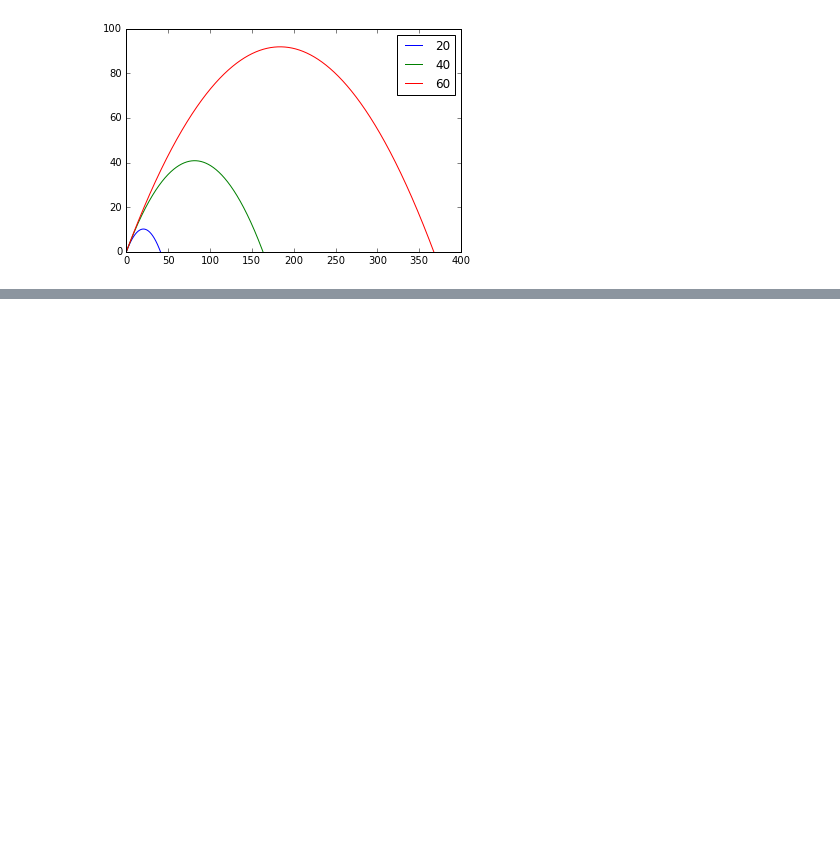
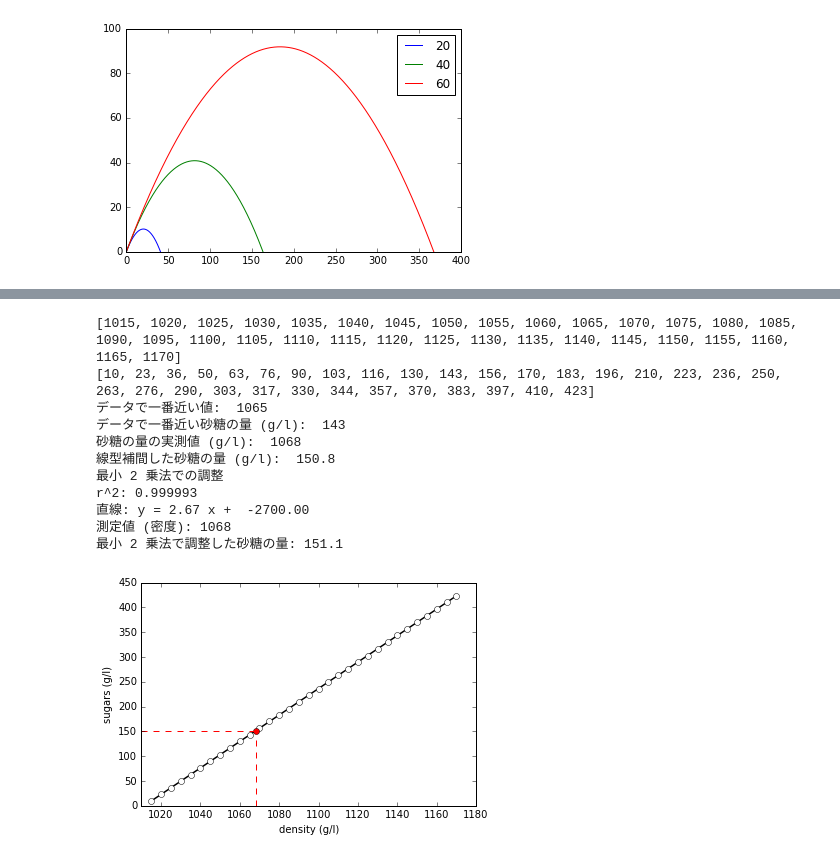
Before and after one commit to phasetr/mathcodes, a Jupyter notebook: jupiter/math_simple_graph.ipynb, the cells around one changed output, grey strips where cells are left out. Saved outputs shown, nothing was run; the diff lists cells and outputs as text; code cells hidden in the pictures; blank space fills up the shorter version.

Commit message:
Add graphs

```diff
--- a/jupiter/math_simple_graph.ipynb
+++ b/jupiter/math_simple_graph.ipynb
@@ -255,0 +259,78 @@ plt.show()
+# %%
+%matplotlib inline
+import csv
+import matplotlib.pyplot as plt
+from scipy import stats
+import numpy as np
+
+densities = []
+gl = []
+# with で読むと例外が出ても安全にファイルを閉じてくれる
+with open('densities.csv', 'r') as csvfile:
+    spamreader = csv.reader(csvfile, delimiter=',', quotechar='"')
+    i = 0
+    for r in spamreader:
+        if i > 0:
+            densities.append(int(r[0]))
+            gl.append(int(r[1]))
+        i += 1
+print(densities)
+print(gl)
+
+"""線型補間"""
+# 実測値
+measured_density = 1068
+# csv で何番目の値を取るかを決めるための添字
+j = 0
+# 実測値より小さい中で一番近い値を取得
+# csv のデータは小さい順にソートされていることが前提
+for i, datum in enumerate(densities):
+    if datum < measured_density:
+        # 値が小さいうちはデータ更新
+        dant = datum
+        j = i
+
+# 実測値より小さい中で一番近い値
+print('データで一番近い値: ', dant)
+glant = gl[j]
+print('データで一番近い砂糖の量 (g/l): ', glant)
+f = np.round(glant + ((measured_density - dant) * (gl[j + 1] - gl[j]) / 5.0), 1)
+print('砂糖の量の実測値 (g/l): ', measured_density)
+print('線型補間した砂糖の量 (g/l): ', "%.1f" % f)
+
+"""最小 2 乗法"""
+print('最小 2 乗法での調整')
+slope, intercept, r_value, p_value, std_err = stats.linregress(densities, gl)
+print('r^2: {:8.6f}'.format(r_value ** 2))
+print('直線: y = {:.2f} x +  {:.2f}'.format(slope, intercept))
+print('測定値 (密度): {}'.format(measured_density))
+f2 = np.round(slope * measured_density + intercept, 1)
+print ('最小 2 乗法で調整した砂糖の量: {:.1f}'.format(f2))
+
+# グラフの描画
+f0 = slope * densities[0] + intercept
+fn = slope * densities[-1] + intercept
+# 線型補間
+plt.plot([densities[0], densities[-1]], [f0, fn], 'k-', lw=1.5) # lw は linewidth
+plt.plot(densities, gl, 'wo')
+plt.xlim(1010, 1180)
+plt.plot(measured_density, f2, 'ro')
+# 実測値に赤線を引く
+plt.plot([measured_density, measured_density], [0, f2], 'r--', lw=1.0)
+plt.plot([1010, measured_density], [f2, f2], 'r--', lw=1.0)
+plt.xlabel('density (g/l)')
+plt.ylabel('sugars (g/l)')
+plt.show()
+# %% [output]
+[1015, 1020, 1025, 1030, 1035, 1040, 1045, 1050, 1055, 1060, 1065, 1070, 1075, 1080, 1085, 1090, 1095, 1100, 1105, 1110, 1115, 1120, 1125, 1130, 1135, 1140, 1145, 1150, 1155, 1160, 1165, 1170]
+[10, 23, 36, 50, 63, 76, 90, 103, 116, 130, 143, 156, 170, 183, 196, 210, 223, 236, 250, 263, 276, 290, 303, 317, 330, 344, 357, 370, 383, 397, 410, 423]
+データで一番近い値:  1065
+データで一番近い砂糖の量 (g/l):  143
+砂糖の量の実測値 (g/l):  1068
+線型補間した砂糖の量 (g/l):  150.8
+最小 2 乗法での調整
+r^2: 0.999993
+直線: y = 2.67 x +  -2700.00
+測定値 (密度): 1068
+最小 2 乗法で調整した砂糖の量: 151.1
+[figure, added]
```
Also changed, not shown: parts of 5 cells of this notebook.
